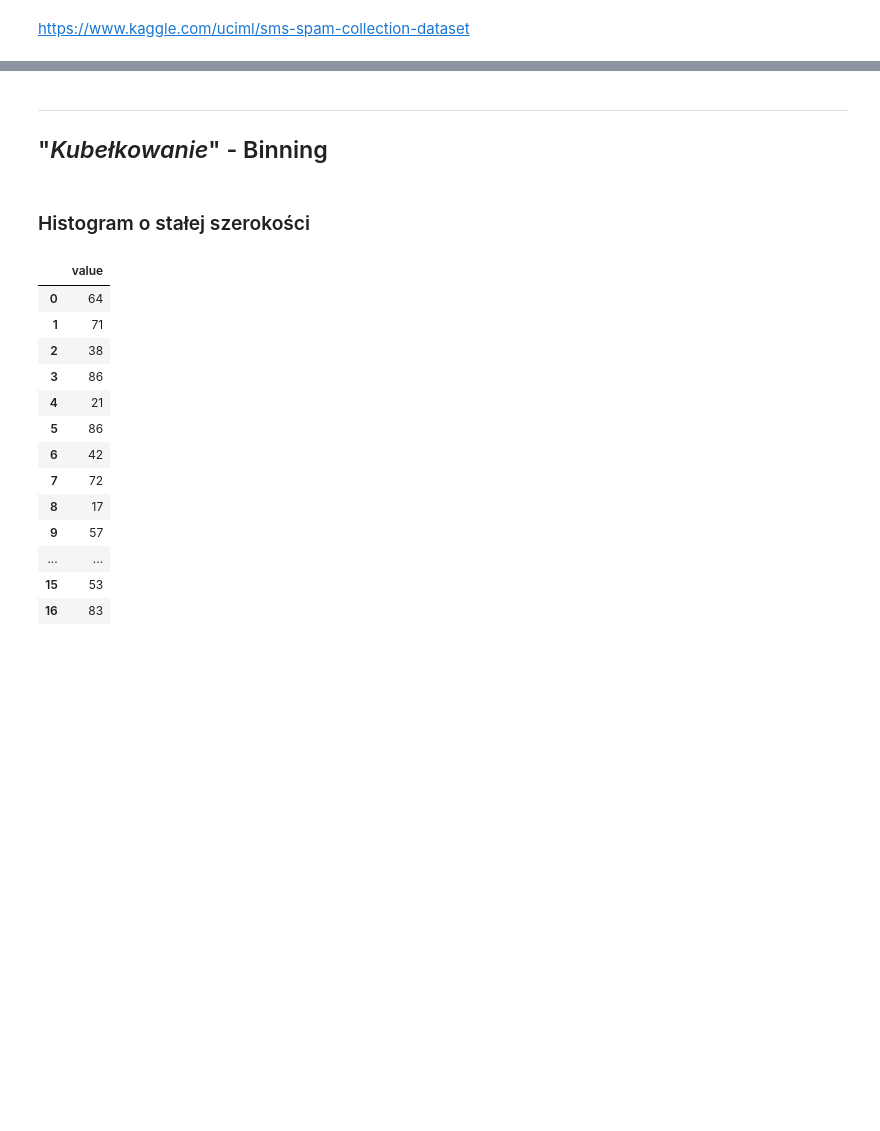
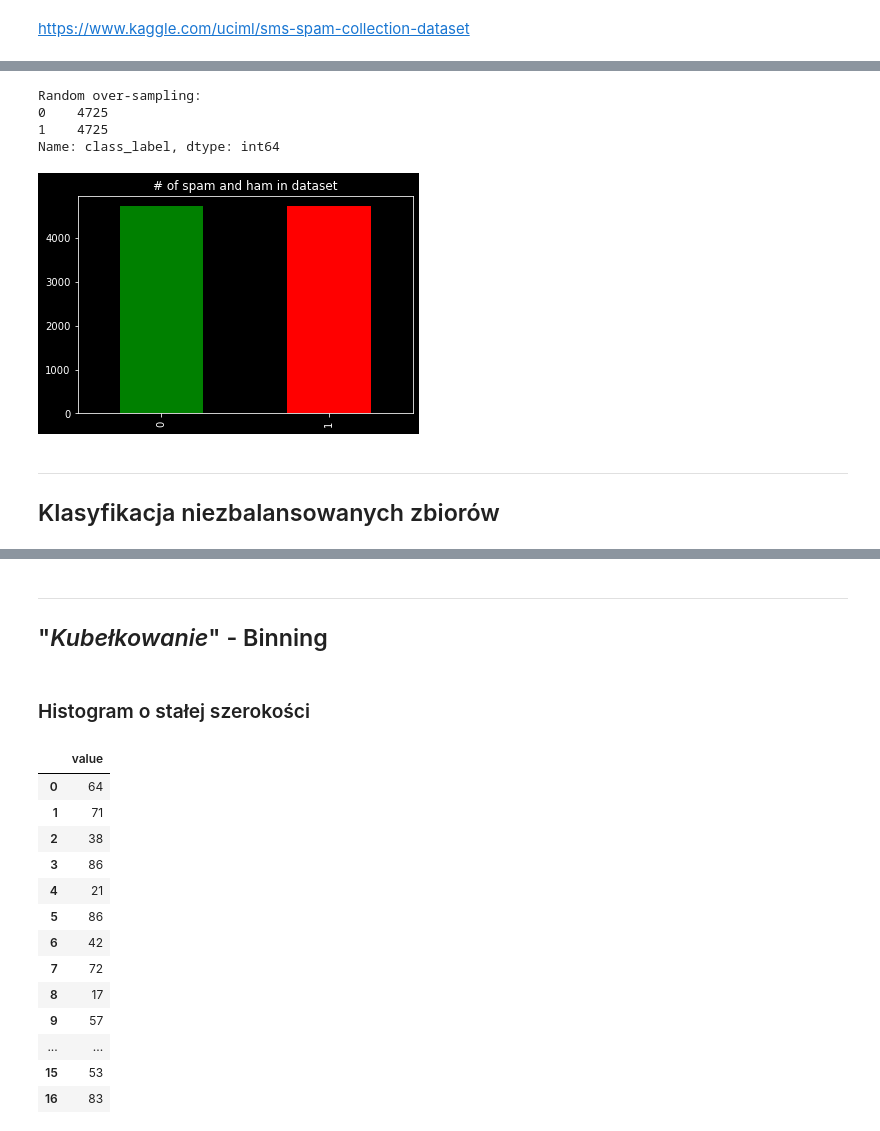
Before and after one commit to MichalKorzycki/NauczanieMaszynowe2023, a Jupyter notebook: ml1.ipynb, the cells around one changed output, grey strips where cells are left out. Saved outputs shown, nothing was run; the diff lists cells and outputs as text; code cells hidden in the pictures; blank space fills up the shorter version.

```diff
--- a/ml1.ipynb
+++ b/ml1.ipynb
@@ -290,0 +554,3 @@ print('rows in train set: ' + str(x_train.shape))
+# %%
+df_class_0 = df[df['class_label']==0]
+df_class_1 = df[df['class_label']==1]
@@ -290,0 +565,5 @@ print('rows in train set: ' + str(x_train.shape))
+# %%
+df_class_0_test = df_class_0.sample(100)
+df_class_1_test = df_class_1.sample(100)
+df_class_0 = df_class_0.drop(df_class_0_test.index)
+df_class_1 = df_class_1.drop(df_class_1_test.index)
@@ -290,0 +594,17 @@ print('rows in train set: ' + str(x_train.shape))
+# %%
+df_class_1_over = df_class_1.sample(df_class_0.shape[0], replace=True)
+df_over = pd.concat([df_class_0, df_class_1_over], axis=0)
+
+print('Random over-sampling:')
+print(df_over.class_label.value_counts())
+
+df_over.class_label.value_counts().plot(kind='bar', title="# of spam and ham in dataset", color=["g", "r"]);
+# %% [output]
+Random over-sampling:
+0    4725
+1    4725
+Name: class_label, dtype: int64
+[figure, added]
+# %% [markdown]
+---
+## Klasyfikacja niezbalansowanych zbiorów
```
Also changed, not shown: parts of 84 cells of this notebook, 3 other files.
